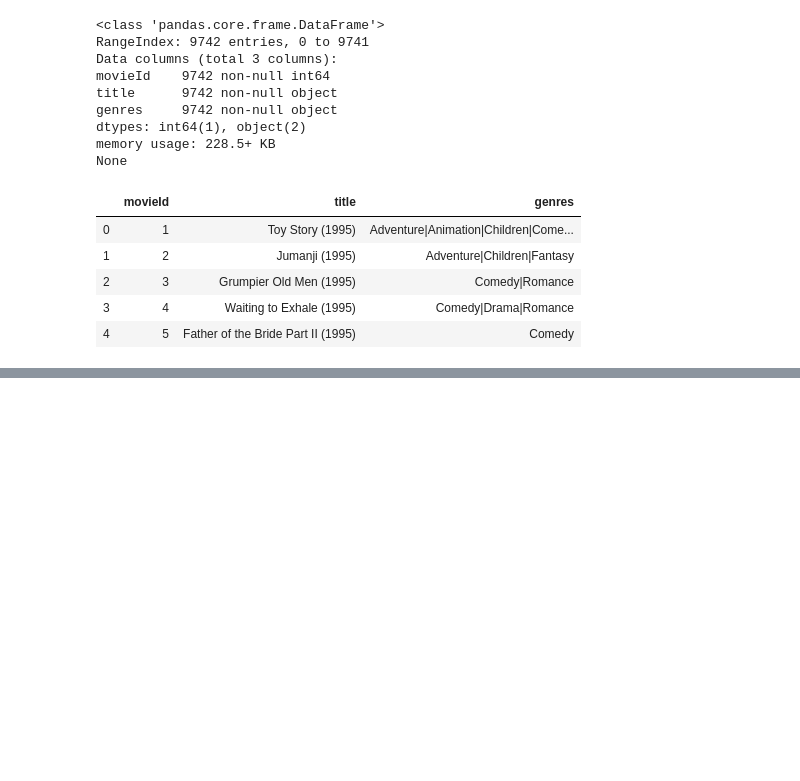
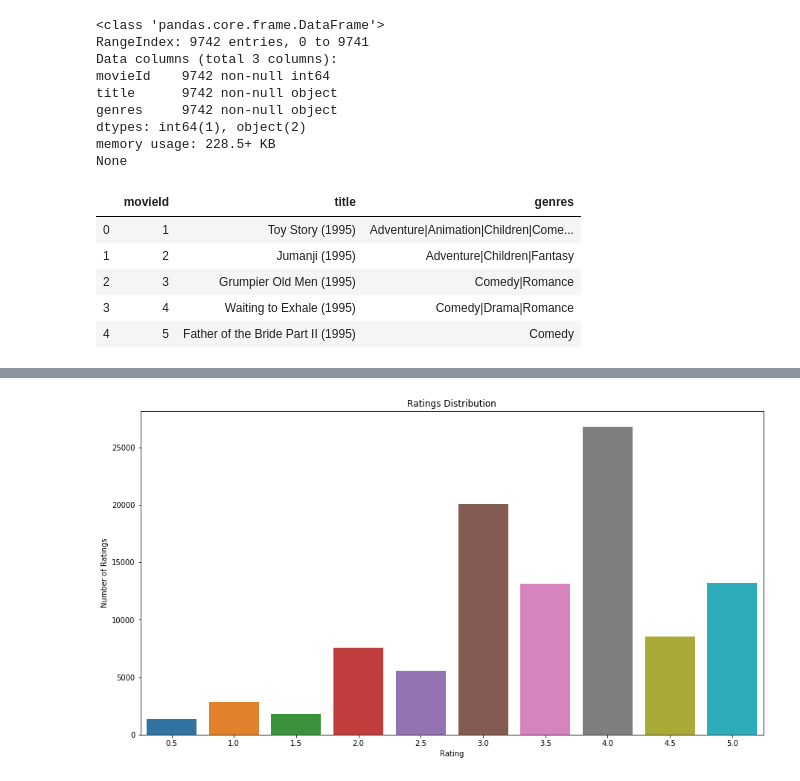
Before and after one commit to rhynos44/mod4_project, a Jupyter notebook: project.ipynb, the cells around one changed output, grey strips where cells are left out. Cells and saved outputs as stored; diff of their text form; code cells hidden in the pictures; blank space fills up the shorter version.

```diff
--- a/project.ipynb
+++ b/project.ipynb
@@ -112,0 +112,5 @@ need to figure out uniques from movie id's and user id's
+# %%
+# drop timestamp columns from ratings and tags
+
+ratings_df.drop(columns=['timestamp'], inplace=True)
+tags_df.drop(columns=['timestamp'], inplace=True)
@@ -112,0 +187,12 @@ need to figure out uniques from movie id's and user id's
+# %%
+# ratings look to be given in increments of 0.5
+# Look at distribution of ratings
+import seaborn as sns
+fig = plt.figure(figsize=(15,8))
+sns.barplot(x=ratings_df.rating.value_counts().index, y=ratings_df.rating.value_counts().values, )
+plt.title('Ratings Distribution')
+plt.ylabel('Number of Ratings')
+plt.xlabel('Rating')
+plt.show()
+# %% [output]
+[figure, added]
```
Also changed, not shown: parts of 39 cells of this notebook, 13 other files.
